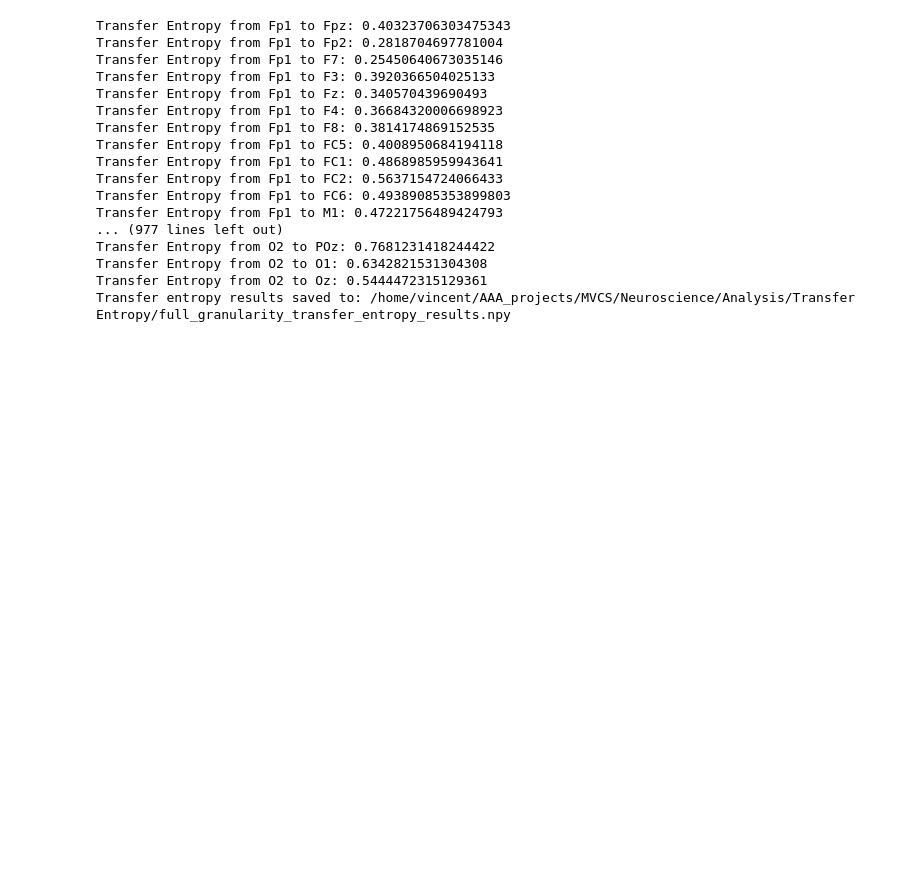
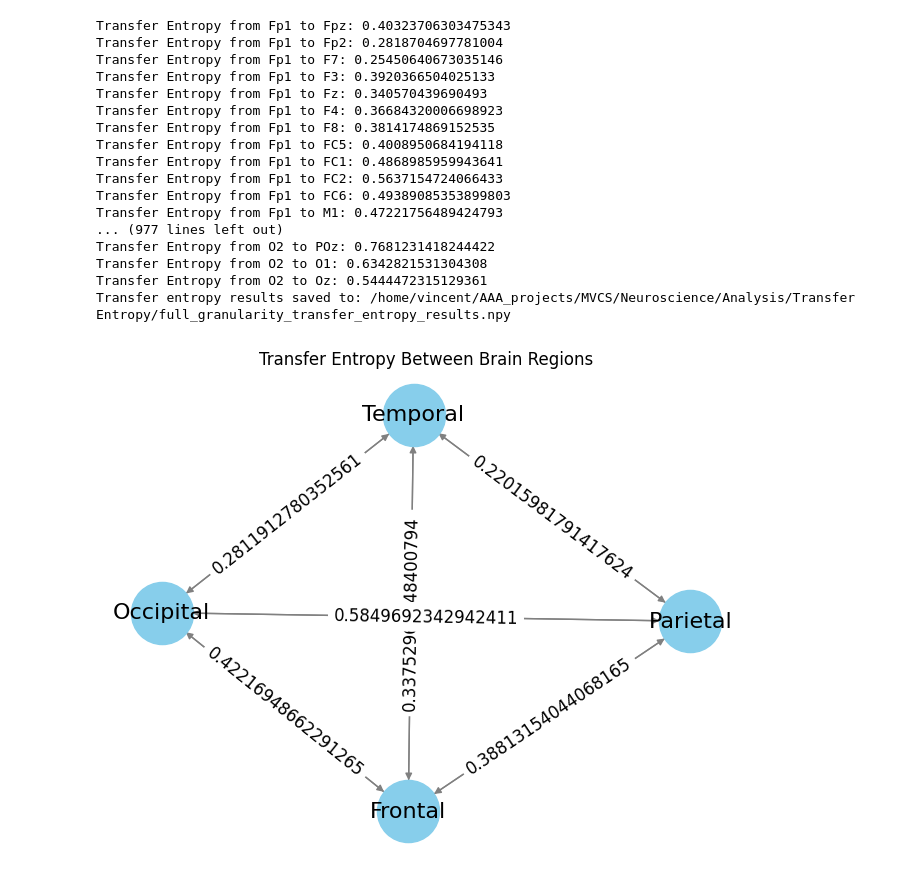
Before and after one commit to Metaverse-Crowdsource/Complete-Neural-Signal-Analysis, a Jupyter notebook: Transfer Entropy.ipynb, the cells around one changed output. Drawn from its saved outputs; the diff is of its cells as text; code cells hidden in the pictures; blank space fills up the shorter version.

```diff
--- a/Transfer Entropy.ipynb
+++ b/Transfer Entropy.ipynb
@@ -429,3 +429,29 @@ Transfer Entropy from O2 to POz: 0.7681231418244422
 Transfer Entropy from O2 to O1: 0.6342821531304308
 Transfer Entropy from O2 to Oz: 0.5444472315129361
 Transfer entropy results saved to: /home/vincent/AAA_projects/MVCS/Neuroscience/Analysis/Transfer Entropy/full_granularity_transfer_entropy_results.npy
+# %%
+import networkx as nx
+import matplotlib.pyplot as plt
+import numpy as np
+
+# Load Transfer Entropy results from the saved .npy file
+results_file_path = '/home/vincent/AAA_projects/MVCS/Neuroscience/Analysis/Transfer Entropy/regional_transfer_entropy_results.npy'
+TE_results = np.load(results_file_path, allow_pickle=True).item()
+
+G = nx.DiGraph()  # Create a directed graph
+
+# Add edges to the graph
+for key, value in TE_results.items():
+    source, target = key.split("_to_")
+    G.add_edge(source, target, weight=value)
+
+# Draw the graph
+pos = nx.spring_layout(G)  # Positioning of nodes
+labels = nx.get_edge_attributes(G, 'weight')
+
+nx.draw(G, pos, with_labels=True, node_color='skyblue', font_size=16, font_color='black', node_size=2000, edge_color='grey')
+nx.draw_networkx_edge_labels(G, pos, edge_labels=labels, font_size=12)
+plt.title('Transfer Entropy Between Brain Regions')
+plt.show()
+# %% [output]
+[figure, added]
```
Also changed, not shown: 1 other file.
